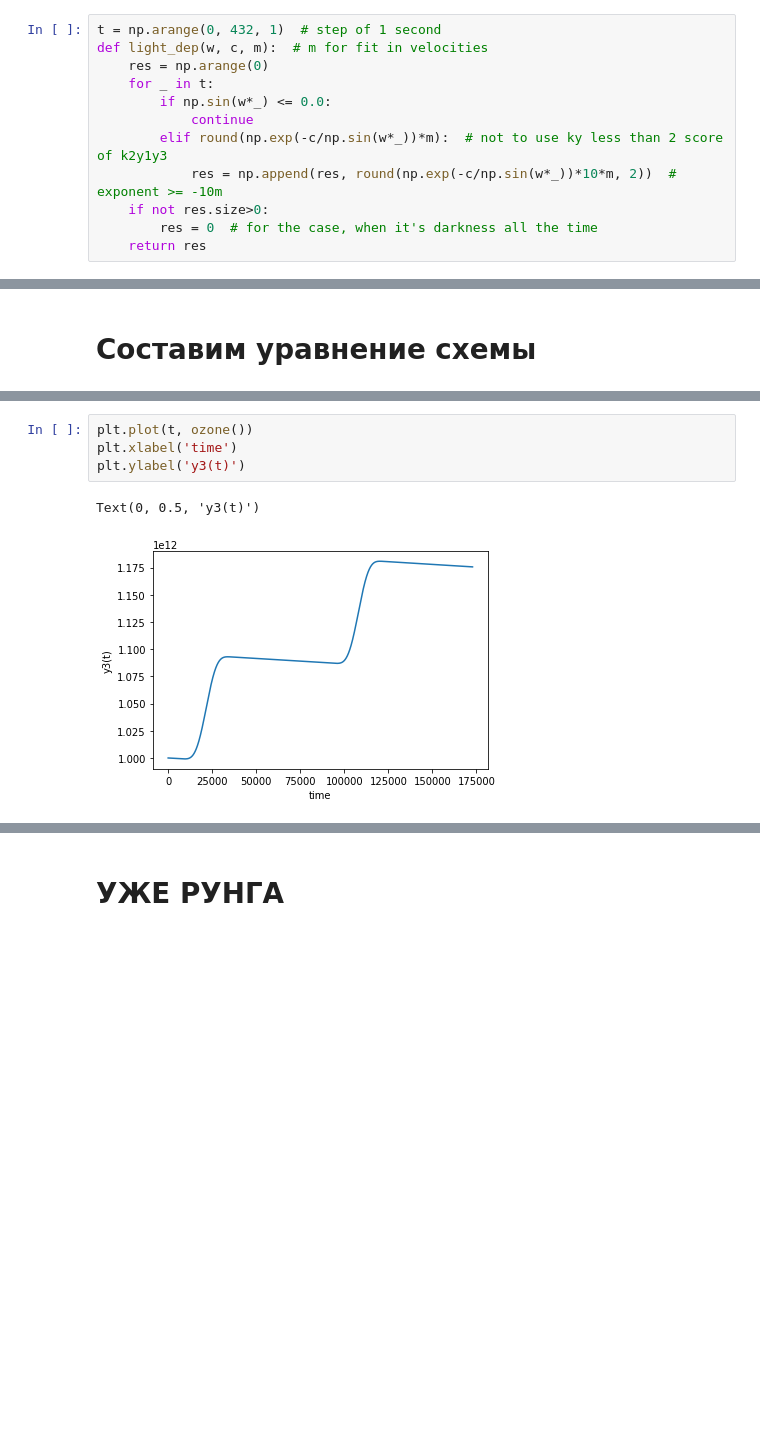
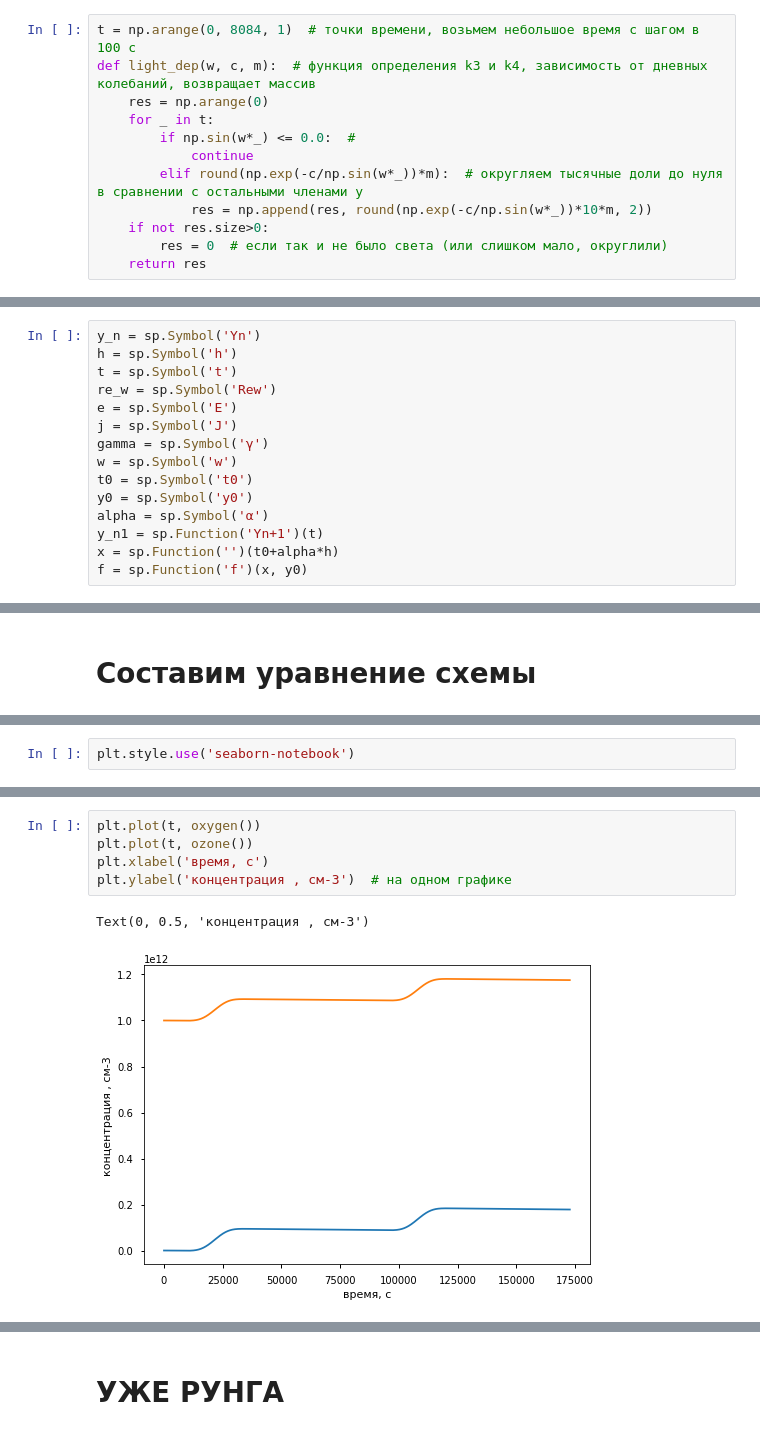
Before and after one commit to verwindle/calc_math_2_task, a Jupyter notebook: calc_math.ipynb, the cells around one changed output, grey strips where cells are left out. Saved outputs shown, nothing was run; the diff lists cells and outputs as text; blank space fills up the shorter version.

```diff
--- a/calc_math.ipynb
+++ b/calc_math.ipynb
@@ -64,13 +78,13 @@ sp.Eq(c4,7.601)  # вид
 # %%
-t = np.arange(0, 432, 1)  # step of 1 second
-def light_dep(w, c, m):  # m for fit in velocities
+t = np.arange(0, 8084, 1)  # точки времени, возьмем небольшое время с шагом в 100 с
+def light_dep(w, c, m):  # функция определения k3 и k4, зависимость от дневных колебаний, возвращает массив
     res = np.arange(0)
     for _ in t:
-        if np.sin(w*_) <= 0.0:
+        if np.sin(w*_) <= 0.0:  #
             continue
-        elif round(np.exp(-c/np.sin(w*_))*m):  # not to use ky less than 2 score of k2y1y3
-            res = np.append(res, round(np.exp(-c/np.sin(w*_))*10*m, 2))  # exponent >= -10m
+        elif round(np.exp(-c/np.sin(w*_))*m):  # округляем тысячные доли до нуля в сравнении с остальными членами y
+            res = np.append(res, round(np.exp(-c/np.sin(w*_))*10*m, 2))
     if not res.size>0:
-        res = 0  # for the case, when it's darkness all the time
+        res = 0  # если так и не было света (или слишком мало, округлили)
     return res
 # %%
@@ -98,0 +100,15 @@ R(z) = 1/(1 - z + (z**2)/2)
+# %%
+y_n = sp.Symbol('Yn')
+h = sp.Symbol('h')
+t = sp.Symbol('t')
+re_w = sp.Symbol('Rew')
+e = sp.Symbol('E')
+j = sp.Symbol('J')
+gamma = sp.Symbol('γ')
+w = sp.Symbol('w')
+t0 = sp.Symbol('t0')
+y0 = sp.Symbol('y0')
+alpha = sp.Symbol('α')
+y_n1 = sp.Function('Yn+1')(t)
+x = sp.Function('')(t0+alpha*h)
+f = sp.Function('f')(x, y0)
@@ -209 +271,3 @@ def ozone():
+# %%
+plt.style.use('seaborn-notebook')
 # %%
@@ -216,7 +288,8 @@ Text(0, 0.5, 'y1(t)')
 # %%
+plt.plot(t, oxygen())
 plt.plot(t, ozone())
-plt.xlabel('time')
-plt.ylabel('y3(t)')
+plt.xlabel('время, с')
+plt.ylabel('концентрация , см-3')  # на одном графике
 # %% [output]
-Text(0, 0.5, 'y3(t)')
+Text(0, 0.5, 'концентрация , см-3')
-[figure, old version]
+[figure, new version]
```
Also changed, not shown: parts of 43 cells of this notebook.
